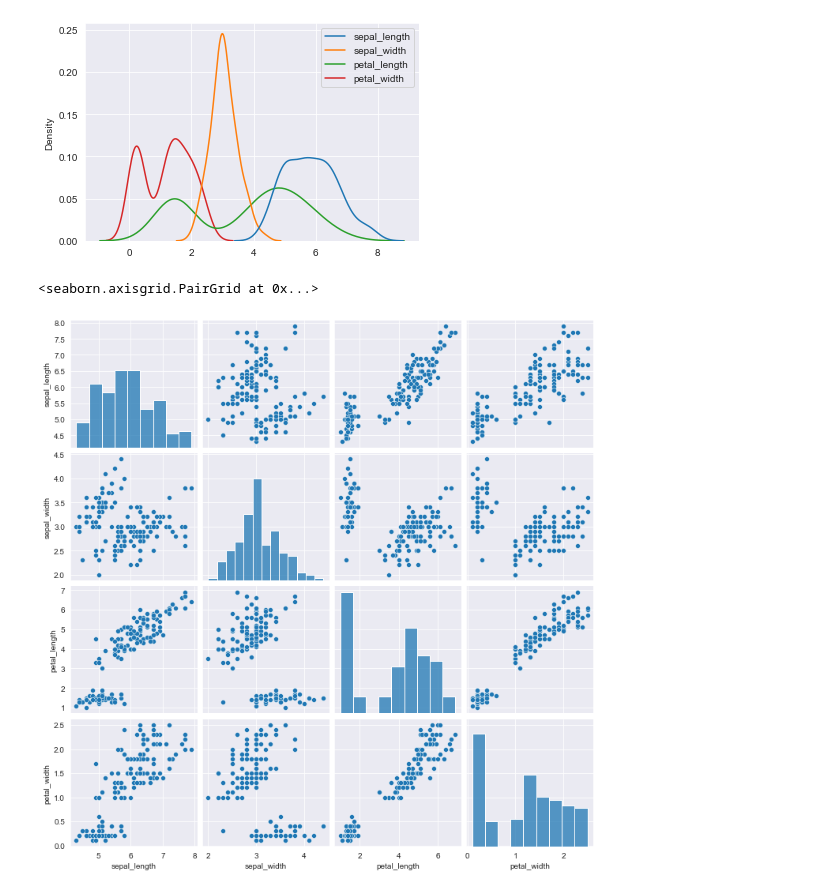
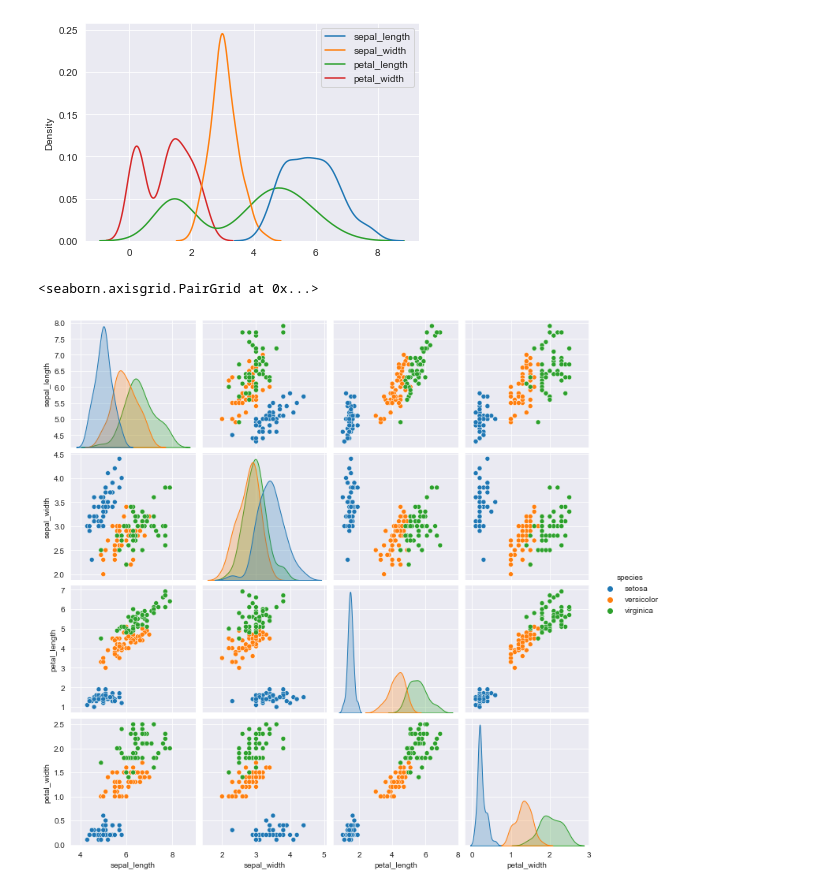
Before and after one commit to DmytryM/Django_NuxtJS, a Jupyter notebook: Django_NuxtJS/data analytics/seaborn.ipynb, the cells around one changed output. Saved outputs shown, nothing was run; the diff lists cells and outputs as text; code cells hidden in the pictures.

```diff
--- a/Django_NuxtJS/data analytics/seaborn.ipynb
+++ b/Django_NuxtJS/data analytics/seaborn.ipynb
@@ -34,7 +34,7 @@ sns.kdeplot(data=iris)
 # %%
 # sns.violinplot(y=iris.petal_length)
 # %%
-sns.pairplot(iris)
+sns.pairplot(iris, hue='species')
 # %% [output]
 <seaborn.axisgrid.PairGrid at 0x...>
-[figure, old version]
+[figure, new version]
```
Also changed, not shown: parts of 1 cell of this notebook.
